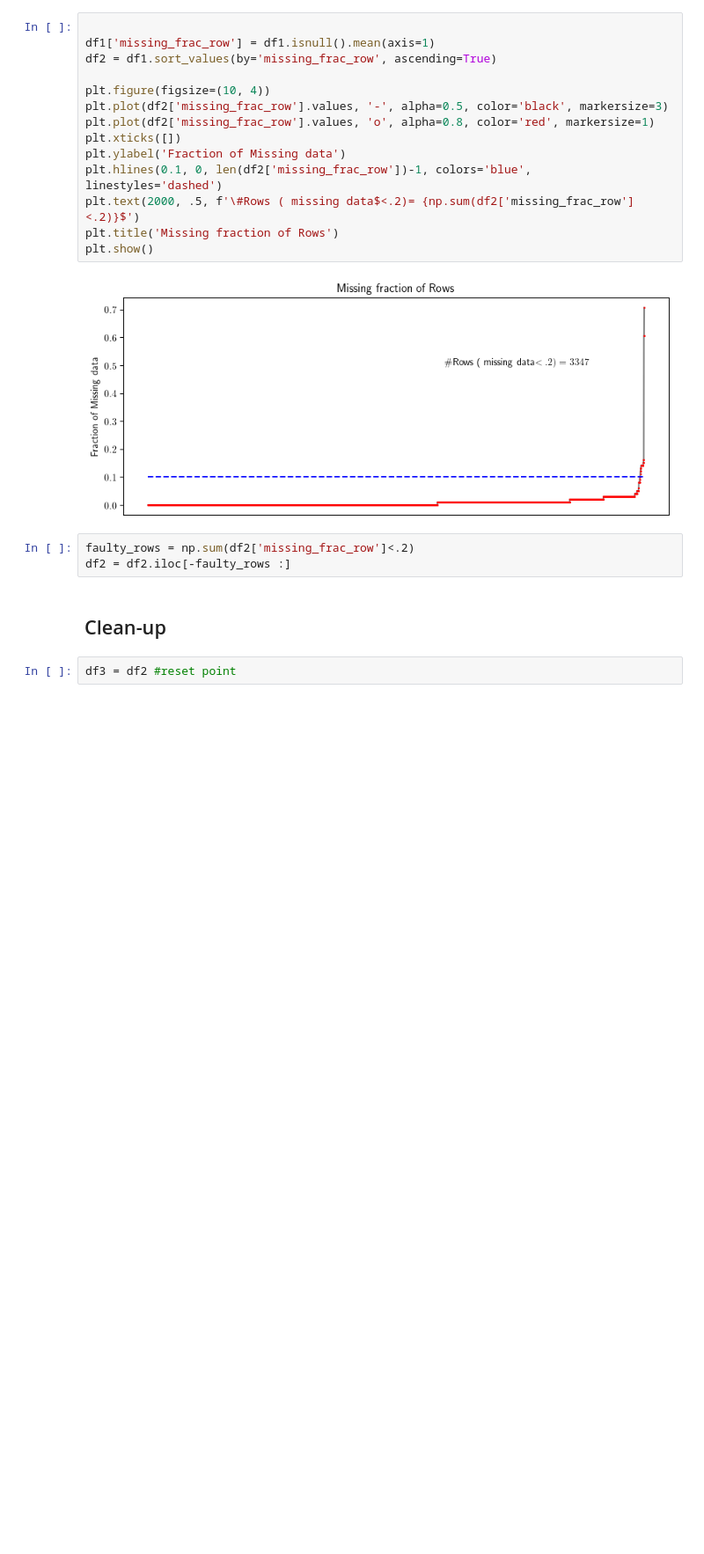
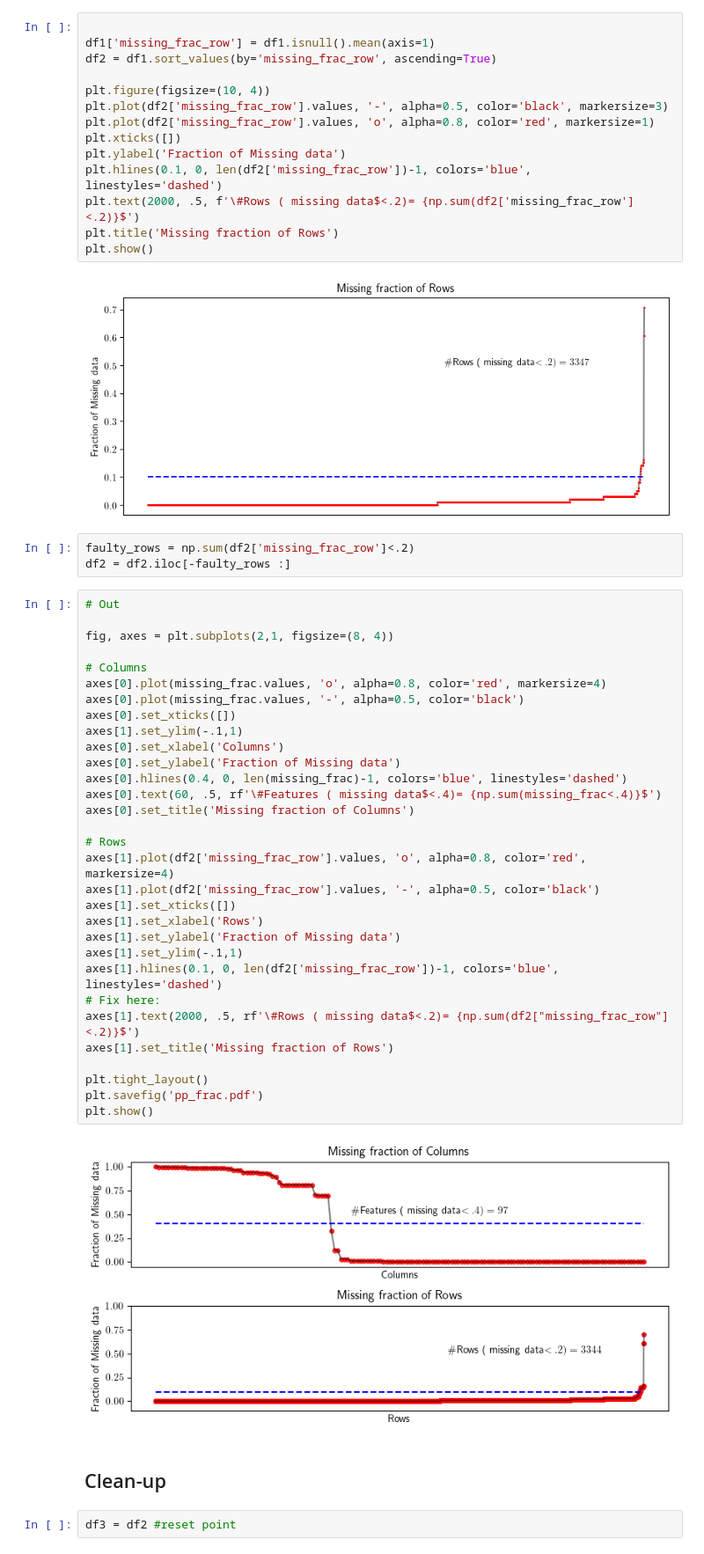
Before and after one commit to akshaysanjeevk/SysBio-course, a Jupyter notebook: HW-2-4/notebook1.ipynb, the cells around one changed output. Shown at 88% size. Drawn from its saved outputs; the diff is of its cells as text; blank space fills up the shorter version.

```diff
--- a/HW-2-4/notebook1.ipynb
+++ b/HW-2-4/notebook1.ipynb
@@ -67,6 +83,39 @@ plt.show()
 # %%
 faulty_rows = np.sum(df2['missing_frac_row']<.2)
 df2 = df2.iloc[-faulty_rows :]
+# %%
+# Out
+
+fig, axes = plt.subplots(2,1, figsize=(8, 4))
+
+# Columns
+axes[0].plot(missing_frac.values, 'o', alpha=0.8, color='red', markersize=4)
+axes[0].plot(missing_frac.values, '-', alpha=0.5, color='black')
+axes[0].set_xticks([])
+axes[1].set_ylim(-.1,1)
+axes[0].set_xlabel('Columns')
+axes[0].set_ylabel('Fraction of Missing data')
+axes[0].hlines(0.4, 0, len(missing_frac)-1, colors='blue', linestyles='dashed')
+axes[0].text(60, .5, rf'\#Features ( missing data$<.4)= {np.sum(missing_frac<.4)}$')
+axes[0].set_title('Missing fraction of Columns')
+
+# Rows
+axes[1].plot(df2['missing_frac_row'].values, 'o', alpha=0.8, color='red', markersize=4)
+axes[1].plot(df2['missing_frac_row'].values, '-', alpha=0.5, color='black')
+axes[1].set_xticks([])
+axes[1].set_xlabel('Rows')
+axes[1].set_ylabel('Fraction of Missing data')
+axes[1].set_ylim(-.1,1)
+axes[1].hlines(0.1, 0, len(df2['missing_frac_row'])-1, colors='blue', linestyles='dashed')
+# Fix here:
+axes[1].text(2000, .5, rf'\#Rows ( missing data$<.2)= {np.sum(df2["missing_frac_row"]<.2)}$')
+axes[1].set_title('Missing fraction of Rows')
+
+plt.tight_layout()
+plt.savefig('pp_frac.pdf')
+plt.show()
+# %% [output]
+[figure, added]
 # %% [markdown]
 ## Clean-up
 # %%
```
Also changed, not shown: parts of 3 cells of this notebook, 39 other files.
